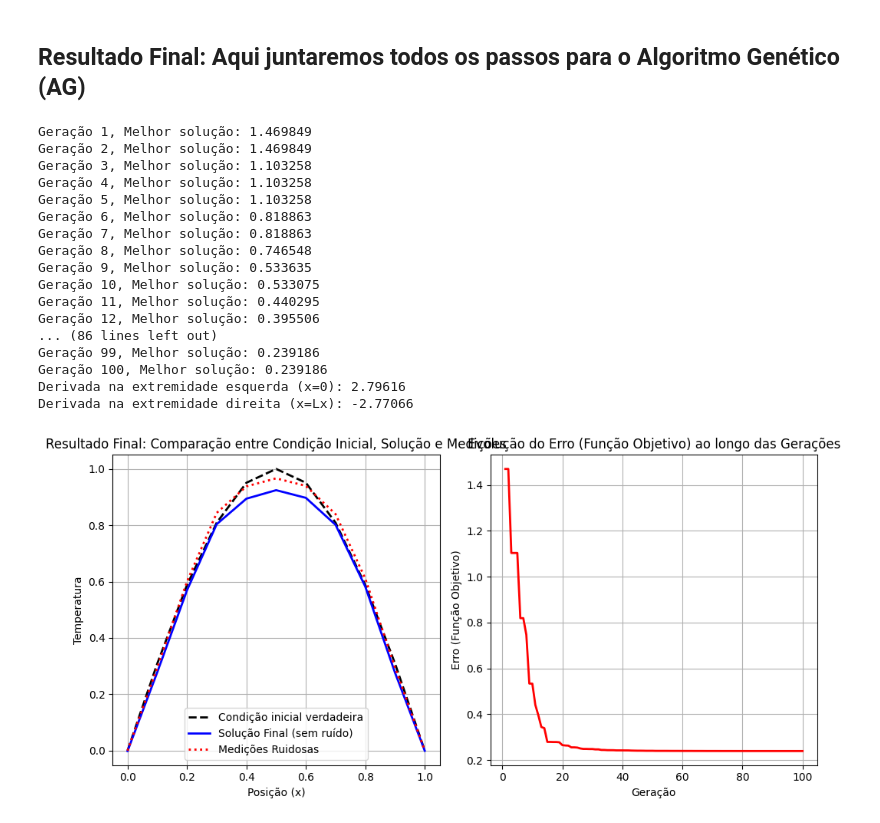
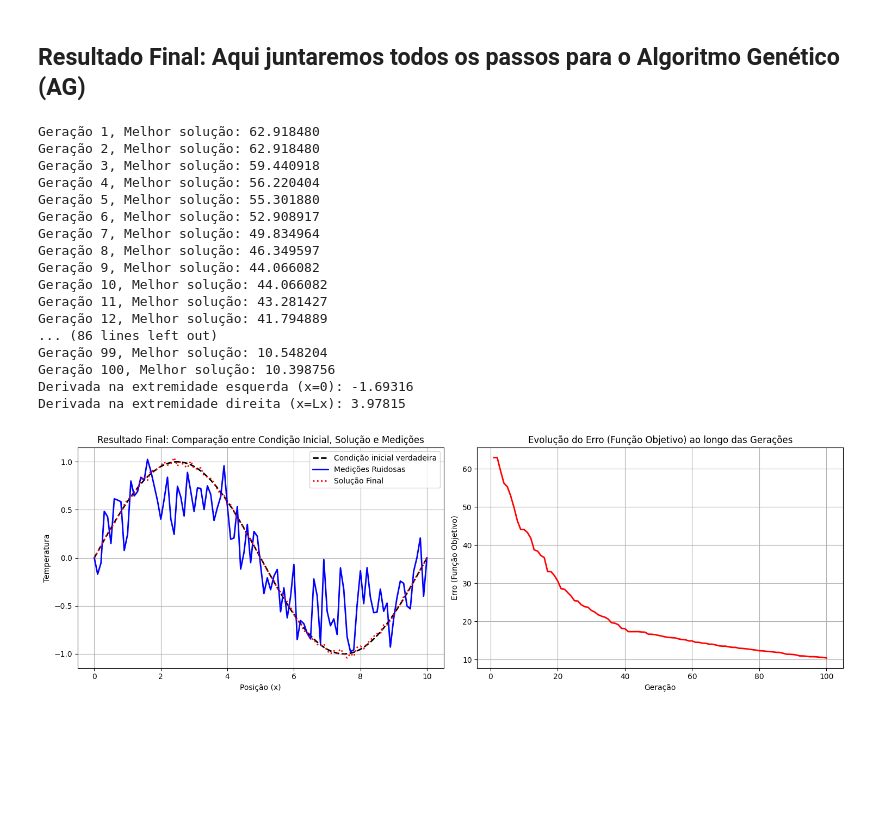
Before and after one commit to lourencocavalcante/CAP-340-Problemas-Inversos, a Jupyter notebook: CAP340_Trabalho_Problemas_Inversos_Lourenco.ipynb, the cells around one changed output. Drawn from its saved outputs; the diff is of its cells as text; code cells hidden in the pictures; blank space fills up the shorter version.

```diff
--- a/CAP340_Trabalho_Problemas_Inversos_Lourenco.ipynb
+++ b/CAP340_Trabalho_Problemas_Inversos_Lourenco.ipynb
@@ -77,19 +61,12 @@ Temperatura simulada T_mod na posição x = 1.0 é: 0.0000
 # %%
-# Parâmetros físicos do problema
-alpha = 0.01  # Difusividade térmica
-Lx = 1.0      # Comprimento da barra
-dx = 0.1      # Passo espacial
-tau = 0.01    # Tempo total da simulação
-
-
 # Aqui criamos um array numérico chamado x que representa os pontos
 # igualmente espaçados ao longo da barra de comprimento Lx
-x = np.linspace(0, Lx, int(Lx / dx) + 1)
 
-print(f'Quantidade de pontos definidos na barra:{len(x)}')
+# Posições e condição inicial verdadeira
+x = np.linspace(0, Lx, int(Lx / dx) + 1)     # Posições discretizadas
+#true_initial_condition = np.sin(np.pi * x)  # Condição inicial
+#true_initial_condition = np.sin(2 * np.pi * x / Lx)  # Condição inicial
+true_initial_condition = np.sin(2 * np.pi * x / Lx)  # Condição inicial
 
-# Condição inicial foi definda: f(x) = sin(pi * x)
-initial_condition = np.sin(np.pi * x)
-
-print(f'\nCondição inicial:{initial_condition}')
+print(f'\nCondição inicial:{true_initial_condition}')
 # %% [output]
@@ -346,7 +351,9 @@ elite_fraction = 0.3          # Proporção da população preservada como elite
 initial_mutation_rate = 0.05  # Taxa inicial de mutação
 mutation_decay = 0.99         # Decaimento da mutação
 convergence_threshold = 0.000001  # Critério de parada baseado na convergência
-beta = 0.05                  # Parâmetro de regularização
+
+
+beta = 0.005                  # Parâmetro de regularização
 
 # Importando as funções que já definimos anteriormente
 def objective_function(f, T_obs, positions):
@@ -409,9 +416,6 @@ def genetic_algorithm(T_obs, positions, length):
 
     return population[np.argmin(fitness)], best_solutions, solutions_over_time
 
-# Posições e condição inicial verdadeira
-x = np.linspace(0, Lx, int(Lx / dx) + 1)     # Posições discretizadas
-true_initial_condition = np.sin(np.pi * x)  # Condição inicial
 
 # Gerar observações sintéticas com ruído
 T_obs = solve_heat_equation(true_initial_condition) * (1 + 0.05 * np.random.uniform(-1, 1, len(x)))
@@ -420,7 +424,9 @@ T_obs = solve_heat_equation(true_initial_condition) * (1 + 0.05 * np.random.unif
 # Executar o AG
 best_solution, best_solutions, solutions_over_time = genetic_algorithm(T_obs, x, len(x))
 
-
+# Forçar T(0) e T(Lx) a serem zero
+best_solution[0] = 0
+best_solution[-1] = 0
 
 
 
@@ -443,48 +449,48 @@ def check_conditions(T_final, dx):
 # Verificar após a solução do problema direto
 left_d, right_d = check_conditions(best_solution, dx)
 # %% [output]
-Geração 1, Melhor solução: 1.469849
-Geração 2, Melhor solução: 1.469849
-Geração 3, Melhor solução: 1.103258
-Geração 4, Melhor solução: 1.103258
-Geração 5, Melhor solução: 1.103258
-Geração 6, Melhor solução: 0.818863
-Geração 7, Melhor solução: 0.818863
-Geração 8, Melhor solução: 0.746548
-Geração 9, Melhor solução: 0.533635
-Geração 10, Melhor solução: 0.533075
-Geração 11, Melhor solução: 0.440295
-Geração 12, Melhor solução: 0.395506
+Geração 1, Melhor solução: 62.918480
+Geração 2, Melhor solução: 62.918480
+Geração 3, Melhor solução: 59.440918
+Geração 4, Melhor solução: 56.220404
+Geração 5, Melhor solução: 55.301880
+Geração 6, Melhor solução: 52.908917
+Geração 7, Melhor solução: 49.834964
+Geração 8, Melhor solução: 46.349597
+Geração 9, Melhor solução: 44.066082
+Geração 10, Melhor solução: 44.066082
+Geração 11, Melhor solução: 43.281427
+Geração 12, Melhor solução: 41.794889
 ... (86 lines left out)
-Geração 99, Melhor solução: 0.239186
-Geração 100, Melhor solução: 0.239186
-Derivada na extremidade esquerda (x=0): 2.79616
-Derivada na extremidade direita (x=Lx): -2.77066
+Geração 99, Melhor solução: 10.548204
+Geração 100, Melhor solução: 10.398756
+Derivada na extremidade esquerda (x=0): -1.69316
+Derivada na extremidade direita (x=Lx): 3.97815
 # %%
 import matplotlib.pyplot as plt
 
 # Visualização dos Resultados
-fig, axes = plt.subplots(1, 2, figsize=(10, 5))  # Dois gráficos (um embaixo do outro)
+fig, axes = plt.subplots(1, 2, figsize=(15, 5))  # Dois gráficos (um embaixo do outro)
 
 # Gráfico 1: Melhor solução encontrada vs condição inicial verdadeira vs medições ruidosas
 axes[0].plot(x, true_initial_condition, 'k--', label="Condição inicial verdadeira", linewidth=2)  # Condição inicial
-axes[0].plot(x, best_solution, label="Solução Final (sem ruído)", color='b', linewidth=2)  # Solução do problema de condução de calor
-axes[0].plot(x, T_obs, label="Medições Ruidosas", color='r', linestyle='dotted', linewidth=2)  # Temperaturas com ruído
+axes[0].plot(x, best_solution, label="Medições Ruidosas", color='b', linewidth=2)  # Solução do problema de condução de calor
+axes[0].plot(x, T_obs, label="Solução Final", color='r', linestyle='dotted', linewidth=2)  # Temperaturas com ruído
 axes[0].set_title("Resultado Final: Comparação entre Condição Inicial, Solução e Medições")
 axes[0].set_xlabel("Posição (x)")
 axes[0].set_ylabel("Temperatura")
 axes[0].legend()
 axes[0].grid()
 
 # Gráfico 2: Evolução do Erro (Função Objetivo) ao longo das Gerações
 axes[1].plot(range(1, len(best_solutions) + 1), best_solutions, color='r', linewidth=2)  # Evolução do erro ao longo das gerações
 axes[1].set_title("Evolução do Erro (Função Objetivo) ao longo das Gerações")
 axes[1].set_xlabel("Geração")
 axes[1].set_ylabel("Erro (Função Objetivo)")
 axes[1].grid()
 
 # Ajuste final e exibição dos gráficos
 plt.tight_layout()  # Ajusta o layout para evitar sobreposição de elementos
 plt.show()
 # %% [output]
-[figure, old version]
+[figure, new version]
```
Also changed, not shown: parts of 13 cells of this notebook.
